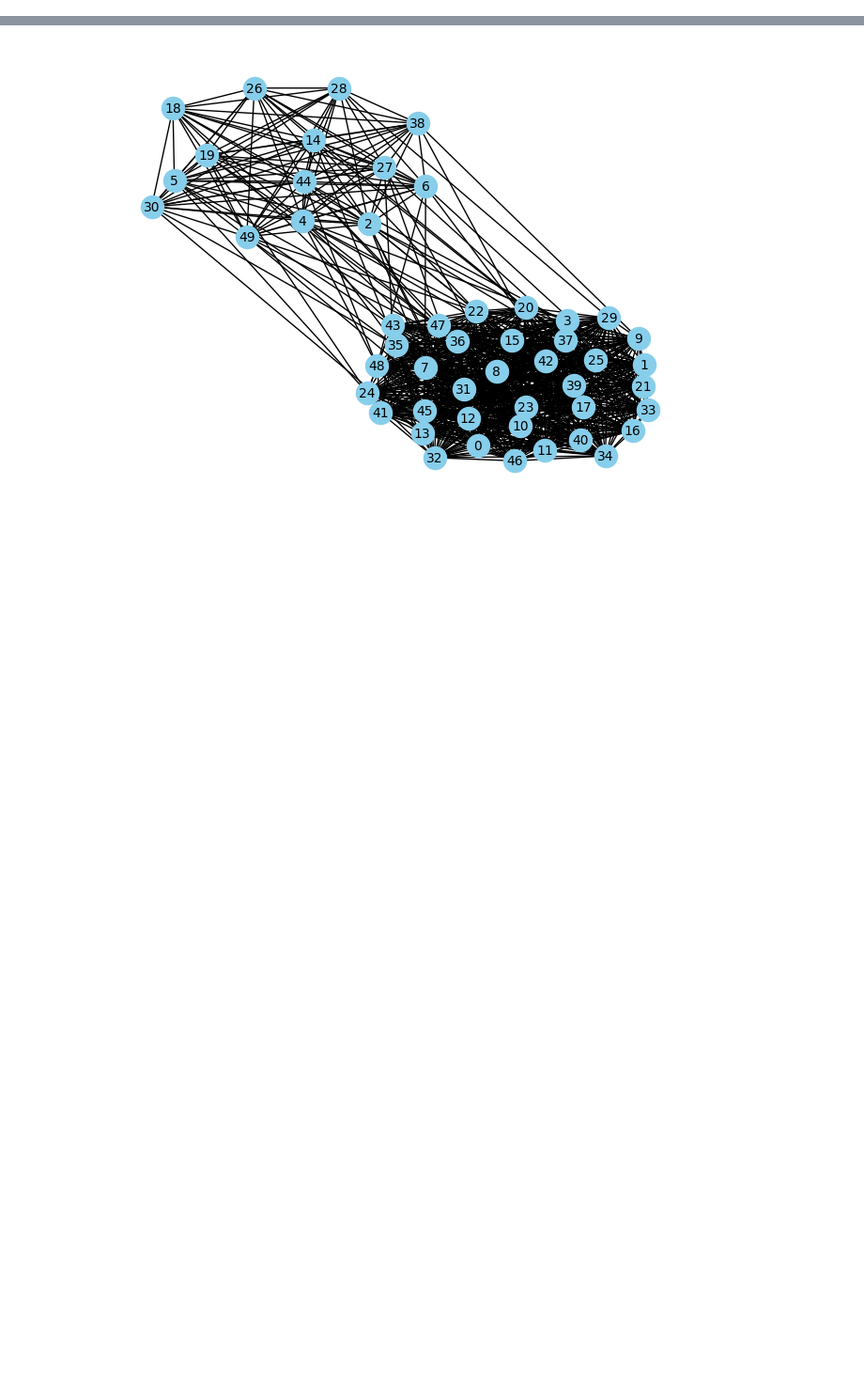
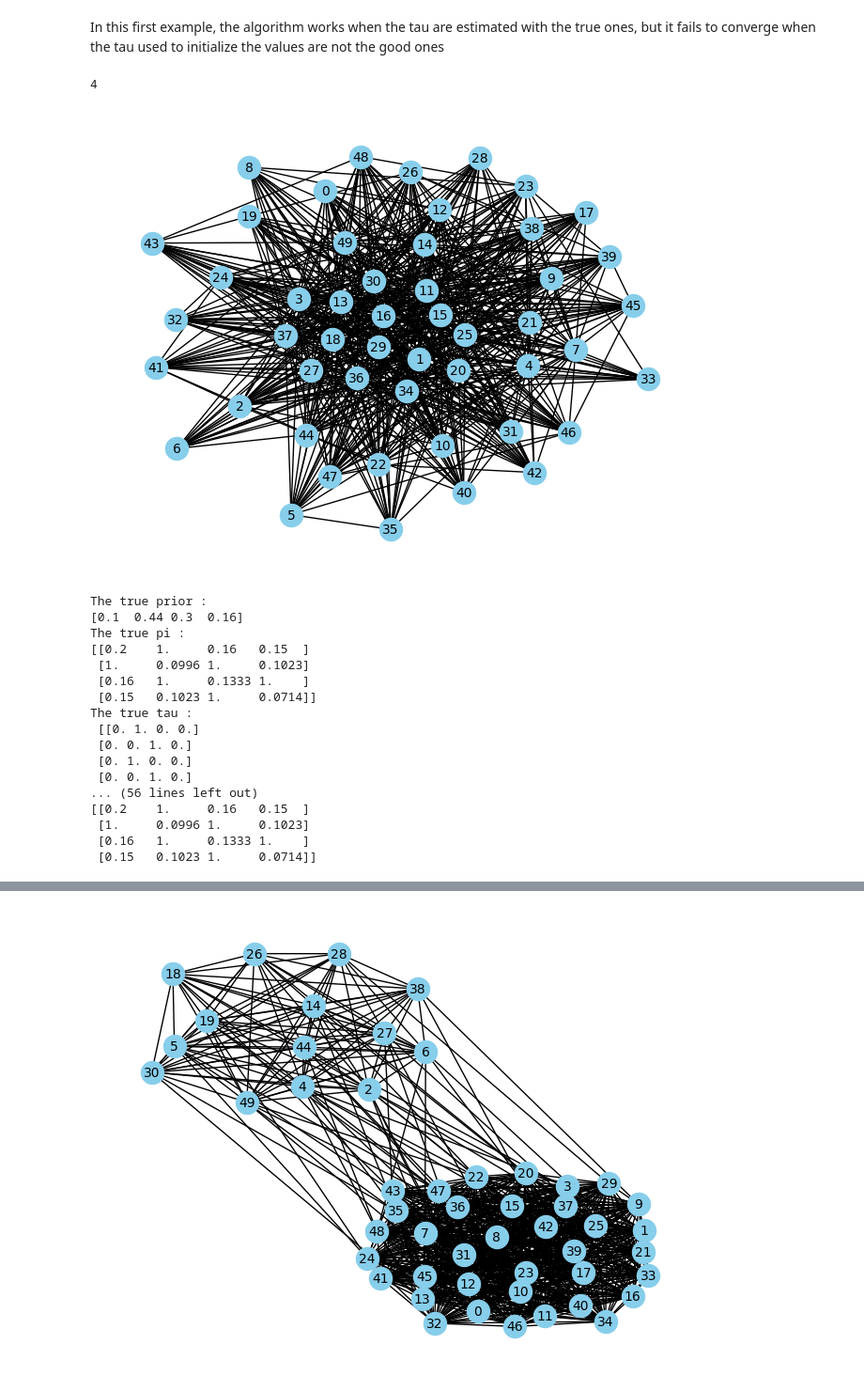
Before and after one commit to ElSacho/Mixture4graph, a Jupyter notebook: mainNew.ipynb, the cells around one changed output, grey strips where cells are left out. Shown at 94% size. Cells and saved outputs as stored; diff of their text form; code cells hidden in the pictures; blank space fills up the shorter version.

```diff
--- a/mainNew.ipynb
+++ b/mainNew.ipynb
@@ -6,3 +6,59 @@ from generator import generate, generate_and_give_tau
 
 from em2 import get_X_from_graph, main, main_with_tau, return_priors_pi
 np.set_printoptions(precision=4, suppress=True)
+# %% [markdown]
+In this first example, the algorithm works when the tau are estimated with the true ones, but it fails to converge when the tau used to initialize the values are not the good ones
+# %%
+n_vertices = 50
+np.random.seed(12)
+pi = np.array([[0.1,1,0.1,0.1],[1,0.1,1,0.1],[0.1,1,0.1,1],[0.1,0.1,1,0.1]])
+priors = np.array([0.1, 0.4, 0.4, 0.1])
+n_clusters = len(priors)
+print(n_clusters)
+
+graph, tau = generate_and_give_tau(n_vertices, pi , priors)
+show_graph(graph)
+
+X = get_X_from_graph(graph)
+
+emp_prior, emp_pi = return_priors_pi(X, tau.copy())
+print('The true prior :')
+print(emp_prior)
+print("The true pi : ")
+print(emp_pi)
+print("The true tau :\n", tau)
+appro_priors, appro_pi = main_with_tau(X, tau.copy(), n_clusters, 50)
+
+# appro_priors, appro_pi = main_with_tau(X, tau.copy(), n_clusters, 50)
+# appro_priors, appro_pi = main(X, n_clusters, 50)
+print("the approximated priors are : ")
+print(appro_priors)
+print('And the true one are :')
+print(emp_prior)
+print('the approximated pi are :')
+print(appro_pi)
+print("and the true one is : ")
+print(emp_pi)
+
+graph_emp, tau = generate_and_give_tau(n_vertices, appro_pi, appro_priors)
+show_graph(graph_emp)
+# %% [output]
+4
+[figure, added]
+The true prior :
+[0.1  0.44 0.3  0.16]
+The true pi :
+[[0.2    1.     0.16   0.15  ]
+ [1.     0.0996 1.     0.1023]
+ [0.16   1.     0.1333 1.    ]
+ [0.15   0.1023 1.     0.0714]]
+The true tau :
+ [[0. 1. 0. 0.]
+ [0. 0. 1. 0.]
+ [0. 1. 0. 0.]
+ [0. 0. 1. 0.]
+... (56 lines left out)
+[[0.2    1.     0.16   0.15  ]
+ [1.     0.0996 1.     0.1023]
+ [0.16   1.     0.1333 1.    ]
+ [0.15   0.1023 1.     0.0714]]
```
Also changed, not shown: parts of 5 cells of this notebook, 1 other file.
